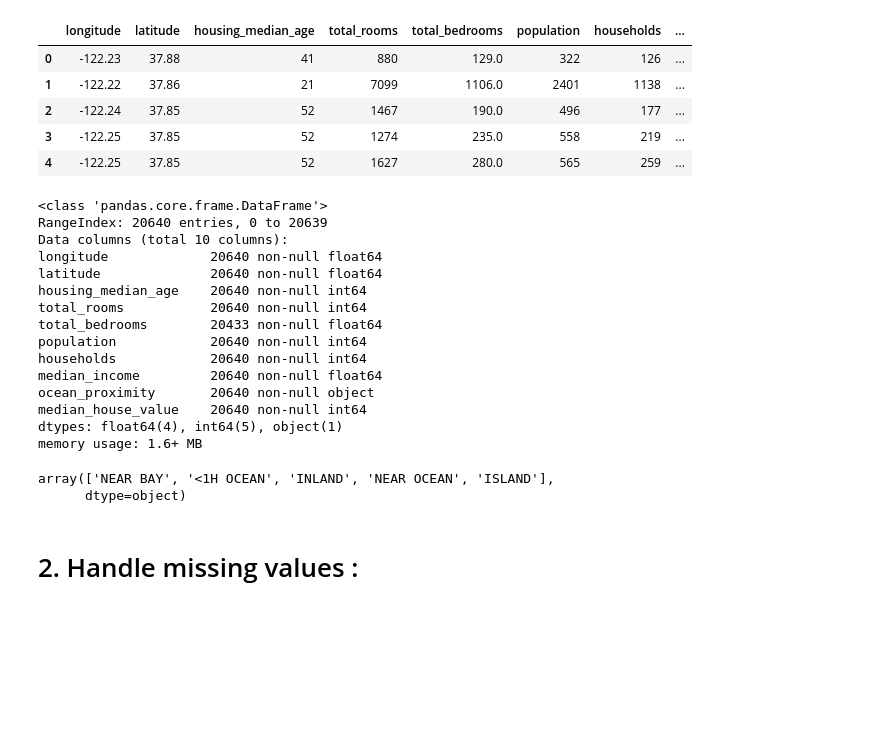
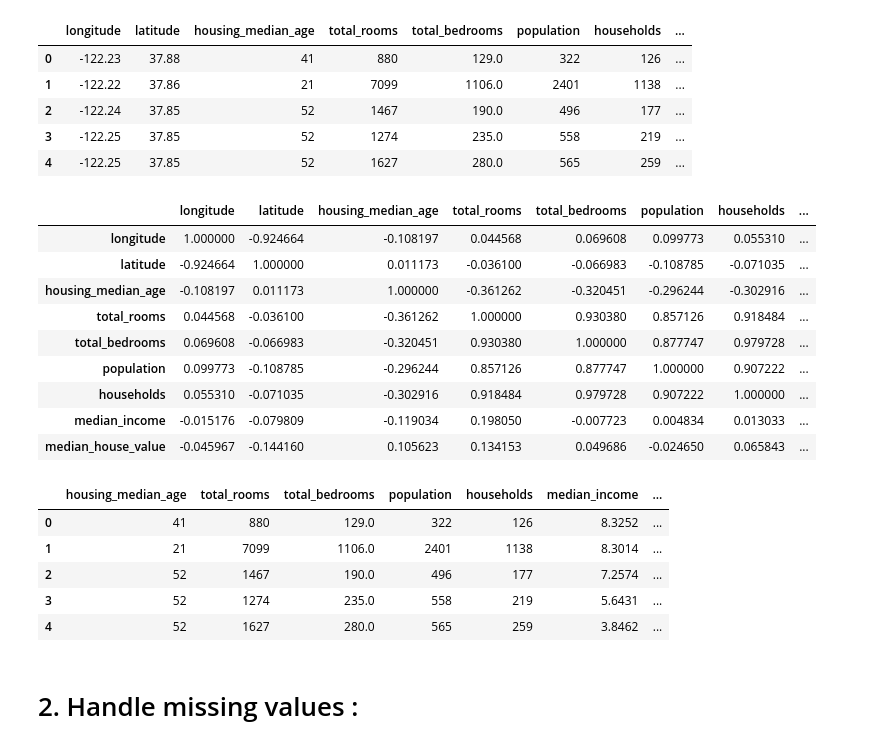
Before and after one commit to vishalchoudhury/Project_2_California_Housing_Price_Prediction, a Jupyter notebook: California Housing Price Prediction.ipynb, the cells around one changed output. Cells and saved outputs as stored; diff of their text form; code cells hidden in the pictures; blank space fills up the shorter version.

```diff
--- a/California Housing Price Prediction.ipynb
+++ b/California Housing Price Prediction.ipynb
@@ -15,25 +40,15 @@ housingData.head()
 | 3 | -122.25 | 37.85 | 52 | 1274 | 235.0 | 558 | 219 | ... |
 | 4 | -122.25 | 37.85 | 52 | 1627 | 280.0 | 565 | 259 | ... |
 # %%
-housingData.info()
+housingData.corr()
 # %% [output]
-<class 'pandas.core.frame.DataFrame'>
-RangeIndex: 20640 entries, 0 to 20639
-Data columns (total 10 columns):
-longitude             20640 non-null float64
-latitude              20640 non-null float64
-housing_median_age    20640 non-null int64
-total_rooms           20640 non-null int64
-total_bedrooms        20433 non-null float64
-population            20640 non-null int64
-households            20640 non-null int64
-median_income         20640 non-null float64
-ocean_proximity       20640 non-null object
-median_house_value    20640 non-null int64
-dtypes: float64(4), int64(5), object(1)
-memory usage: 1.6+ MB
+|  | longitude | latitude | housing_median_age | total_rooms | total_bedrooms | population | households | ... |
+| longitude | 1.000000 | -0.924664 | -0.108197 | 0.044568 | 0.069608 | 0.099773 | 0.055310 | ... |
+| latitude | -0.924664 | 1.000000 | 0.011173 | -0.036100 | -0.066983 | -0.108785 | -0.071035 | ... |
+| housing_median_age | -0.108197 | 0.011173 | 1.000000 | -0.361262 | -0.320451 | -0.296244 | -0.302916 | ... |
+| total_rooms | 0.044568 | -0.036100 | -0.361262 | 1.000000 | 0.930380 | 0.857126 | 0.918484 | ... |
+| total_bedrooms | 0.069608 | -0.066983 | -0.320451 | 0.930380 | 1.000000 | 0.877747 | 0.979728 | ... |
+| population | 0.099773 | -0.108785 | -0.296244 | 0.857126 | 0.877747 | 1.000000 | 0.907222 | ... |
+| households | 0.055310 | -0.071035 | -0.302916 | 0.918484 | 0.979728 | 0.907222 | 1.000000 | ... |
+| median_income | -0.015176 | -0.079809 | -0.119034 | 0.198050 | -0.007723 | 0.004834 | 0.013033 | ... |
+| median_house_value | -0.045967 | -0.144160 | 0.105623 | 0.134153 | 0.049686 | -0.024650 | 0.065843 | ... |
-# %%
-housingData.ocean_proximity.unique()
-# %% [output]
-array(['NEAR BAY', '<1H OCEAN', 'INLAND', 'NEAR OCEAN', 'ISLAND'],
-      dtype=object)
@@ -40 +58,10 @@ array(['NEAR BAY', '<1H OCEAN', 'INLAND', 'NEAR OCEAN', 'ISLAND'],
+# %%
+features.head()
+# %% [output]
+|  | housing_median_age | total_rooms | total_bedrooms | population | households | median_income | ... |
+| 0 | 41 | 880 | 129.0 | 322 | 126 | 8.3252 | ... |
+| 1 | 21 | 7099 | 1106.0 | 2401 | 1138 | 8.3014 | ... |
+| 2 | 52 | 1467 | 190.0 | 496 | 177 | 7.2574 | ... |
+| 3 | 52 | 1274 | 235.0 | 558 | 219 | 5.6431 | ... |
+| 4 | 52 | 1627 | 280.0 | 565 | 259 | 3.8462 | ... |
 # %%
```
Also changed, not shown: parts of 73 cells of this notebook.
